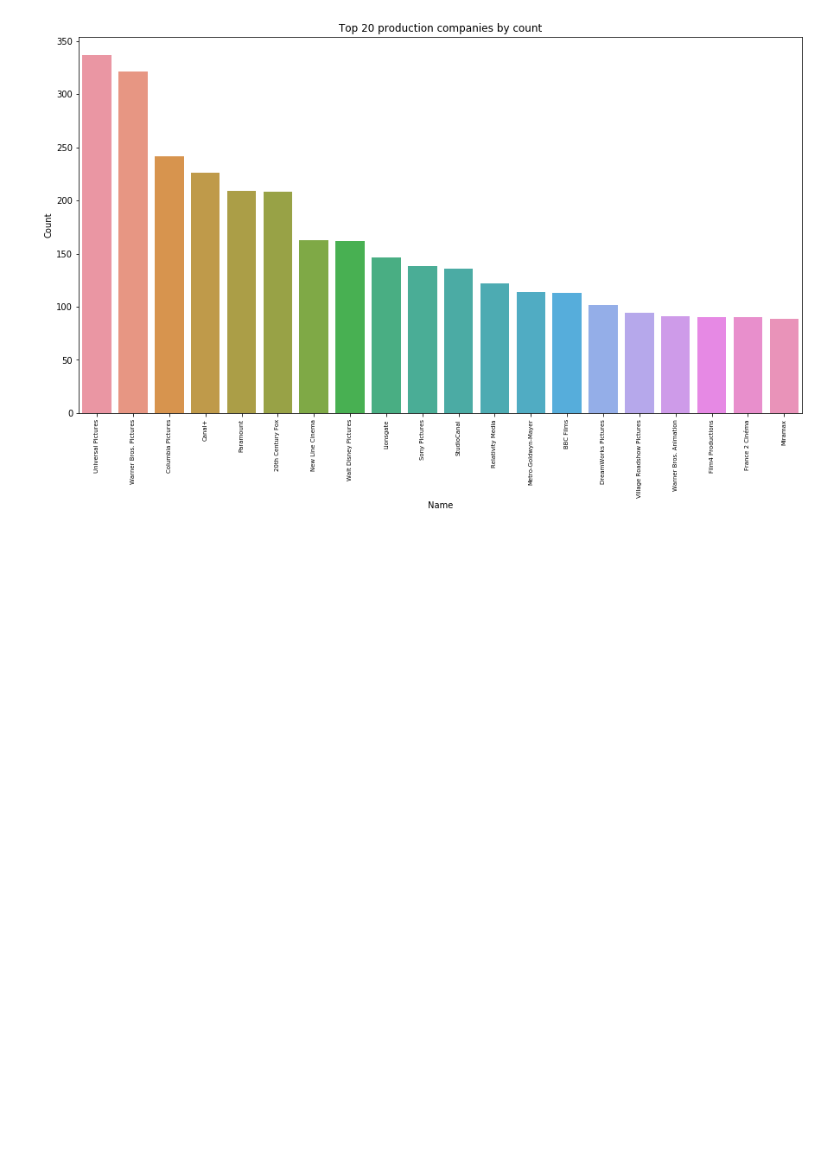
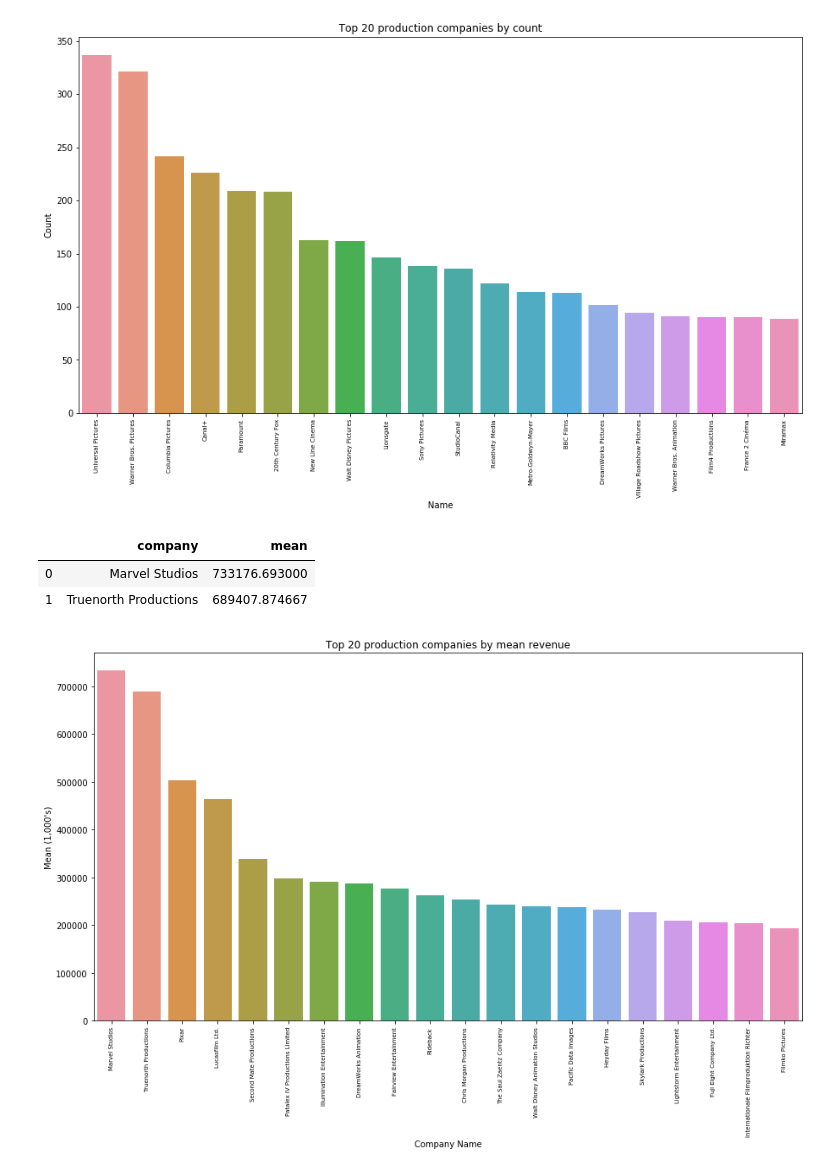
Before and after one commit to LeDorean/MovieDB_market_analysis, a Jupyter notebook: Untitled1.ipynb, the cells around one changed output. Saved outputs shown, nothing was run; the diff lists cells and outputs as text; code cells hidden in the pictures; blank space fills up the shorter version.

Commit message:
second visualization done

```diff
--- a/Untitled1.ipynb
+++ b/Untitled1.ipynb
@@ -152,3 +152,28 @@ for company in unique_list:
             total+= revenue_df.mean_revenue[i]
             count+=1
     company_revenue_mean.append(total/count)
+# %%
+#Creating the mean table
+company_revenue_mean=[x/1000 for x in company_revenue_mean]
+mean_company=pd.DataFrame(company_revenue_mean,unique_list)
+mean_company.reset_index(inplace=True)
+mean_company.columns=['company','mean']
+mean_company.sort_values('mean',ascending=False,inplace=True)
+mean_company.reset_index(drop=True, inplace=True)
+# %%
+mean_company.head(2)
+# %% [output]
+|  | company | mean |
+| 0 | Marvel Studios | 733176.693000 |
+| 1 | Truenorth Productions | 689407.874667 |
+# %%
+# plotting our Top 20 Production Companies
+x=mean_company['company'].head(20)
+y=mean_company['mean'].head(20)
+
+fig,ax=plt.subplots(figsize=(15,8))
+comp_bar=sns.barplot(x,y)
+comp_bar.set(title='Top 20 production companies by mean revenue', ylabel='Mean (1,000\'s)',xlabel='Company Name')
+comp_bar.set_xticklabels(comp_bar.get_xticklabels(), rotation=90,fontsize='x-small');
+# %% [output]
+[figure, added]
```
